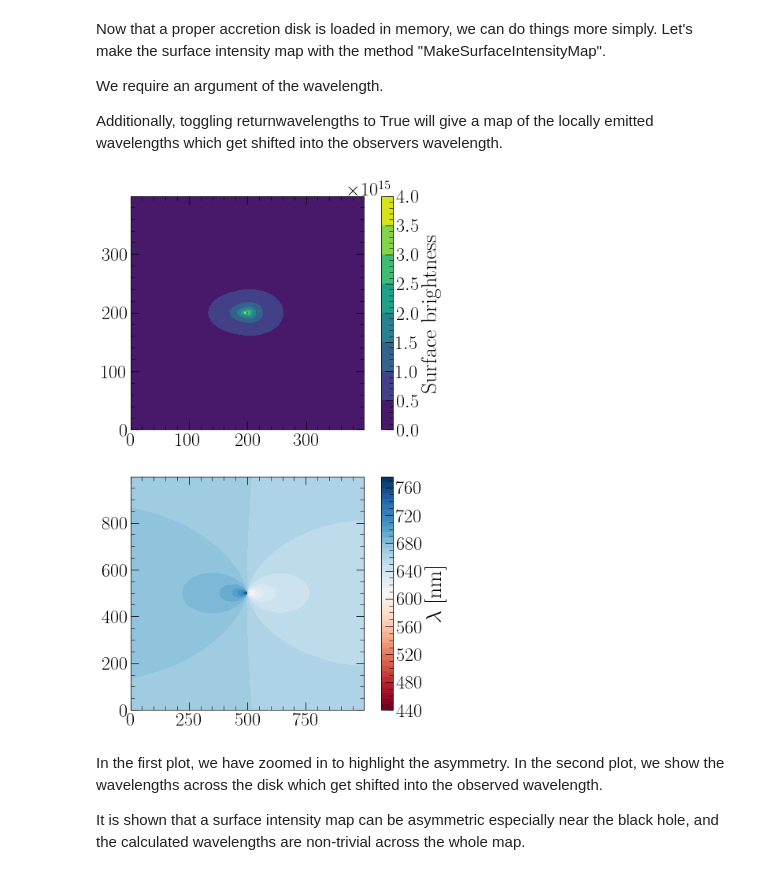
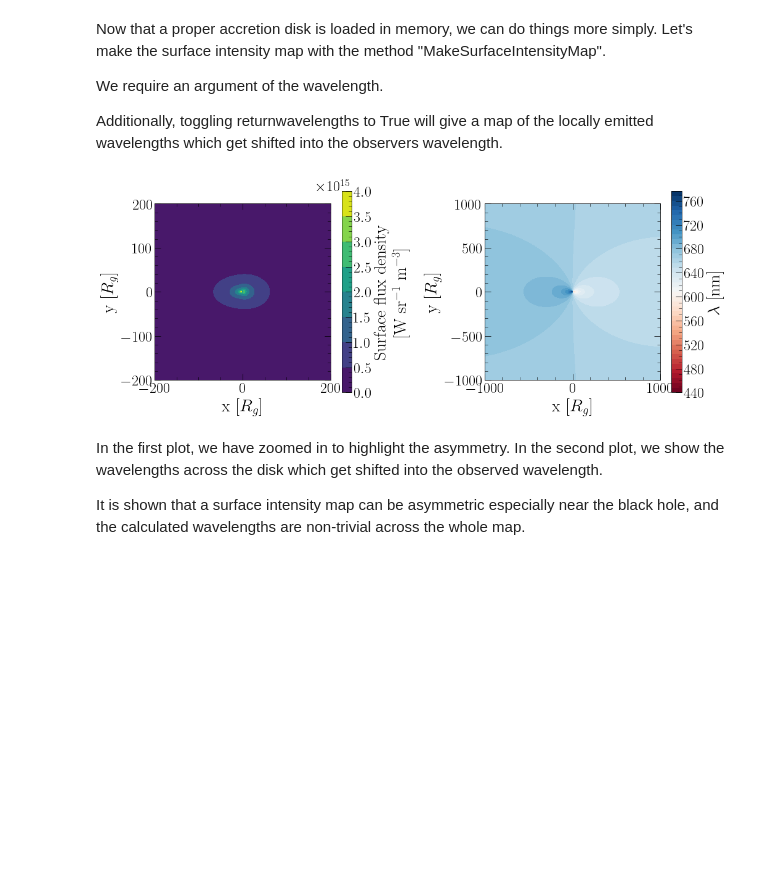
Before and after one commit to Henry-Best-01/Amoeba, a Jupyter notebook: AmoebaExamples.ipynb, the cells around one changed output. Drawn from its saved outputs; the diff is of its cells as text; code cells hidden in the pictures; blank space fills up the shorter version.

```diff
--- a/AmoebaExamples.ipynb
+++ b/AmoebaExamples.ipynb
@@ -24,6 +24,9 @@ sys.path.append("")   #append path to where QMF and Amoeba files are stored
 plt.style.use("plot_style_large_font.txt")
 import QuasarModelFunctions as QMF
 import Amoeba
+
+example_disk_path = 'SampleDisks/8.0MsunSample.fits'
+example_mag_map_path = "SampleMagMap/map.fits"
 # %% [markdown]
 We will go down the list on the file QuasarModelFunctions, which hosts a majority of the code. First we will look at the dependence spin has on the ISCO, the innermost stable circular orbit within the Kerr metric.
 # %%
@@ -307,7 +310,7 @@ plt.show()
 # %% [output]
 [figure]
 # %%
-mag_map_path = "Amoeba/SampleMagMap/map.fits"
+mag_map_path = example_mag_map_path
 
 with fits.open(mag_map_path) as f:
     mag_map = f[0].data
@@ -735,7 +738,7 @@ eddingtons, if given as a fraction, the required accretion rate will be calculat
 # %% [markdown]
 Ray tracing may be time consuming, and is known to be the longest part of the simulation process. We therefore defer using this function right now and opt to use a pre-traced file: Sim5ThinDisk8.0Msun0Spin40Inc.fits.
 # %%
-filepath = 'Amoeba/SampleDisks/8.0MsunSample.fits'  #path to fits file
+filepath = example_disk_path  #path to fits file
 with fits.open(filepath) as f:
     m1 = f[0].data
     m2 = f[1].data
@@ -761,18 +764,29 @@ Additionally, toggling returnwavelengths to True will give a map of the locally
 # %%
 wavelen = 1000
 intensities, wavelengths = AccDisk.MakeSurfaceIntensityMap(wavelen, returnwavelengths=True)
 size = 200
 center=500
-fig, ax = plt.subplots(2, figsize=(8,12))
-c1 = ax[0].contourf(intensities[center-size:center+size, center-size:center+size])
-c2 = ax[1].contourf(wavelengths, 50,cmap='RdBu')
+
+xaxis = np.linspace(-1000, 1000, 1000)
+yaxis = xaxis.copy()
+zoomaxis = np.linspace(-size, size, 2*size)
+X, Y = np.meshgrid(xaxis, yaxis)
+Xzoom, Yzoom = np.meshgrid(zoomaxis, zoomaxis)
+fig, ax = plt.subplots(1, 2, figsize=(16,6))
+c1 = ax[0].contourf(Xzoom, Yzoom, intensities[center-size:center+size, center-size:center+size])
+c2 = ax[1].contourf(X, Y, wavelengths, 50,cmap='RdBu')
 ax[0].set_aspect(1)
 ax[1].set_aspect(1)
-plt.colorbar(c1, ax=ax[0], label="Surface brightness")
+plt.colorbar(c1, ax=ax[0], label="Surface flux density\n "+r"[W sr$^{-1}$ m$^{-3}$]")
 plt.colorbar(c2, ax=ax[1], label=r"$\lambda$ [nm]")
+ax[0].set_xlabel(r"x [$R_{g}$]")
+ax[1].set_xlabel(r"x [$R_{g}$]")
+ax[0].set_ylabel(r"y [$R_{g}$]")
+ax[1].set_ylabel(r"y [$R_{g}$]")
+plt.subplots_adjust(wspace=0.5)
 plt.show()
 # %% [output]
-[figure, old version]
+[figure, new version]
 # %% [markdown]
 In the first plot, we have zoomed in to highlight the asymmetry. In the second plot, we show the wavelengths across the disk which get shifted into the observed wavelength.
 
```
Also changed, not shown: parts of 12 cells of this notebook.
